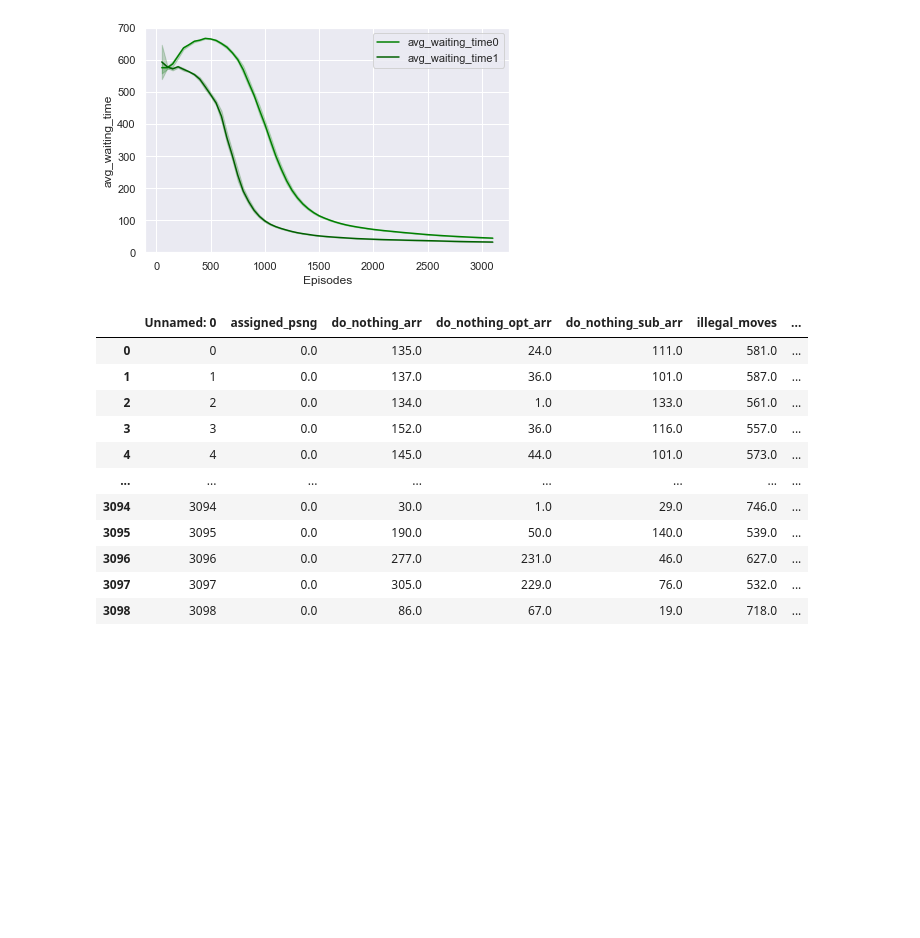
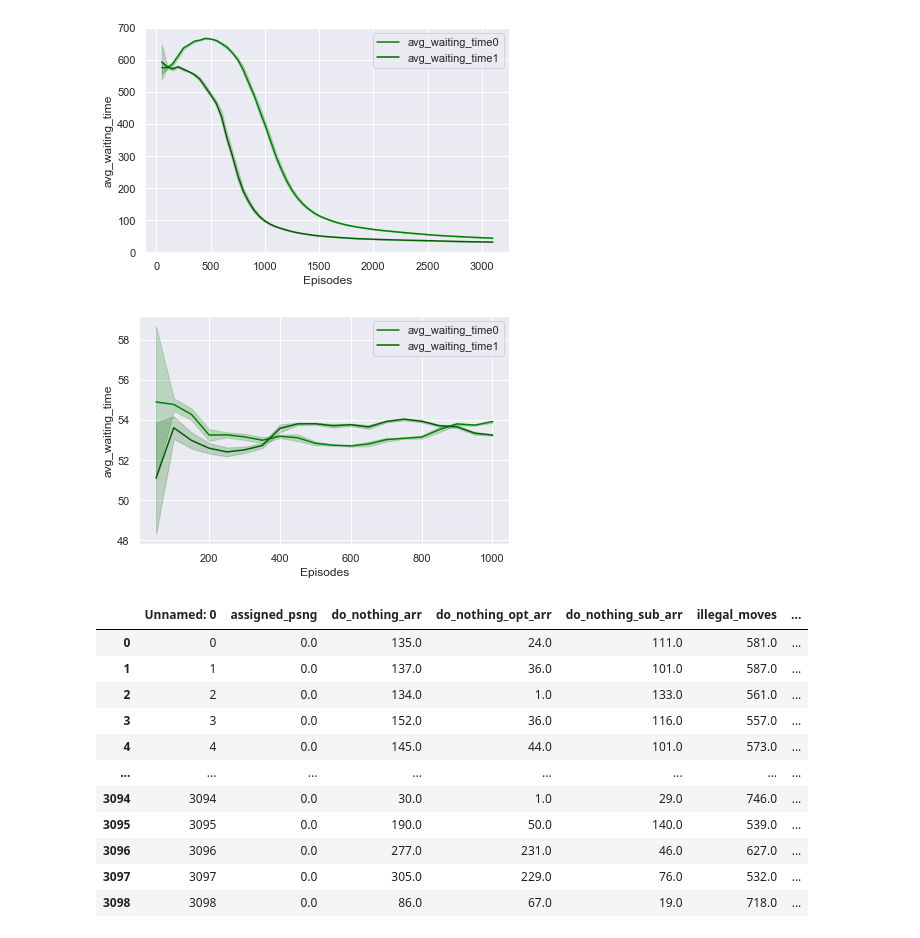
Before and after one commit to nikolim/cablab, a Jupyter notebook: common/create_plots.ipynb, the cells around one changed output. Cells and saved outputs as stored; diff of their text form; code cells hidden in the pictures; blank space fills up the shorter version.

```diff
--- a/common/create_plots.ipynb
+++ b/common/create_plots.ipynb
@@ -46,6 +48,25 @@ plot_from_files()
 [figure]
 # %%
 ids = ["useless_steps"]
+# %%
+files = ["/home/niko/Info/cablab/runs/ma-dqn/202/eval/logs_summed.csv", "/home/niko/Info/cablab/runs/ma-dqn/202/eval2/logs_summed.csv"]
+ids = ['avg_waiting_time']
+labels = ["optimal-assignment", "random-assignment"]
+dfs = []
+
+def plot_from_files():
+    for i,file in enumerate(files):
+        try:
+            df = pd.DataFrame()
+            df = pd.read_csv(file)
+        except:
+            print("File not found")
+        dfs.append(df)
+    plotting.plot_mult_agent(dfs, ids, output_path)
+
+plot_from_files()
+# %% [output]
+[figure, added]
 # %%
 dfs[0]
 # %% [output]
```
Also changed, not shown: parts of 1 cell of this notebook, 3 other files.
